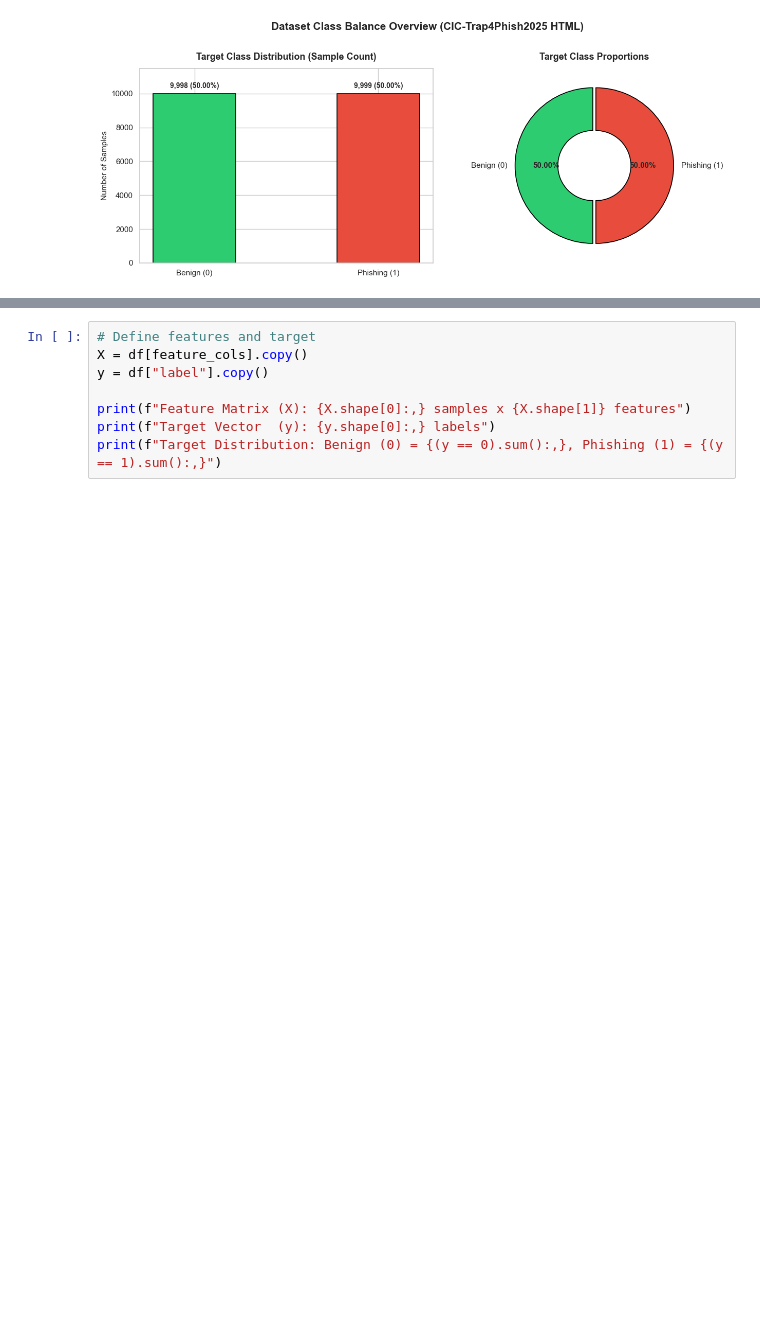
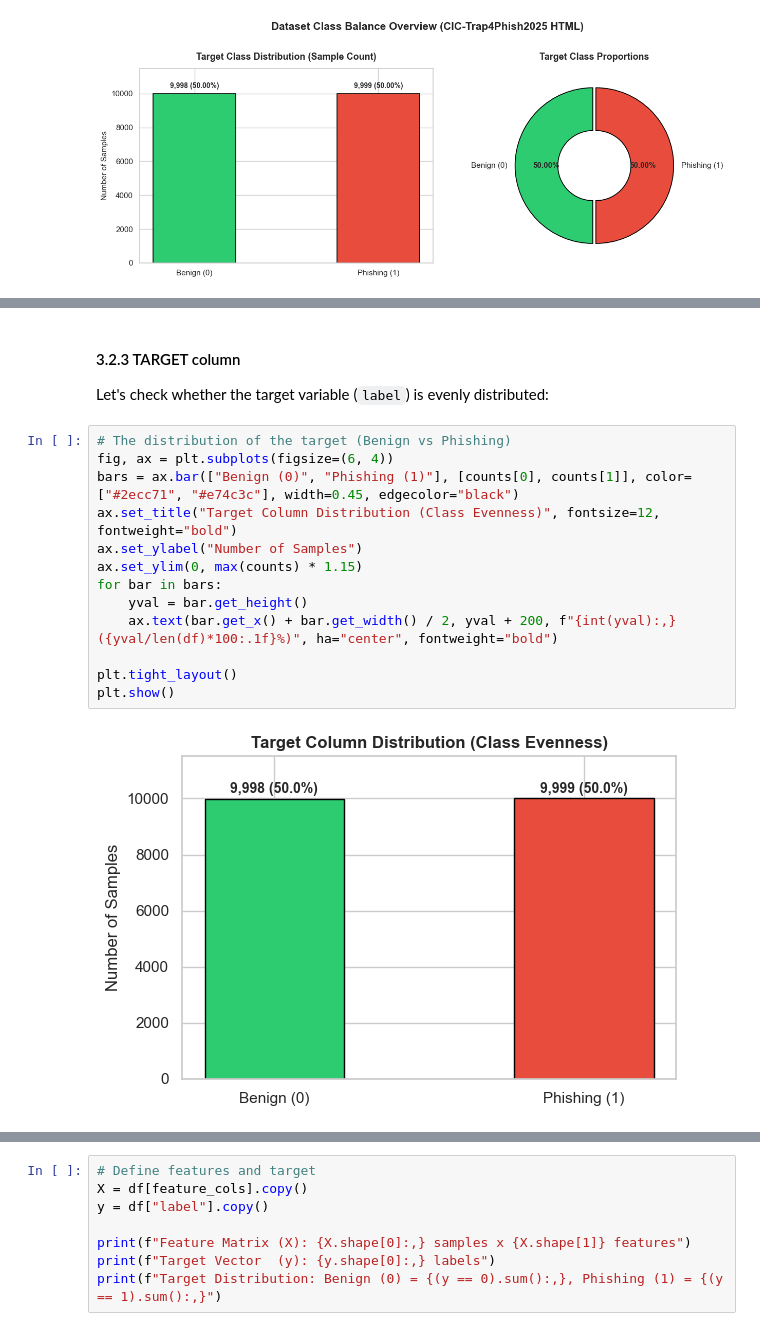
Before and after one commit to ChaiWork/ExplainPhish, a Jupyter notebook: googleCollab/explainPhish.ipynb, the cells around one changed output, grey strips where cells are left out. Saved outputs shown, nothing was run; the diff lists cells and outputs as text; blank space fills up the shorter version.

```diff
--- a/googleCollab/explainPhish.ipynb
+++ b/googleCollab/explainPhish.ipynb
@@ -312,0 +414,20 @@ Let's compare the distributions of key features across the Benign (`0`) and Phis
+# %% [markdown]
+<a name="sec3_2_3"></a>
+#### 3.2.3 TARGET column
+
+Let's check whether the target variable (`label`) is evenly distributed:
+# %%
+# The distribution of the target (Benign vs Phishing)
+fig, ax = plt.subplots(figsize=(6, 4))
+bars = ax.bar(["Benign (0)", "Phishing (1)"], [counts[0], counts[1]], color=["#2ecc71", "#e74c3c"], width=0.45, edgecolor="black")
+ax.set_title("Target Column Distribution (Class Evenness)", fontsize=12, fontweight="bold")
+ax.set_ylabel("Number of Samples")
+ax.set_ylim(0, max(counts) * 1.15)
+for bar in bars:
+    yval = bar.get_height()
+    ax.text(bar.get_x() + bar.get_width() / 2, yval + 200, f"{int(yval):,} ({yval/len(df)*100:.1f}%)", ha="center", fontweight="bold")
+
+plt.tight_layout()
+plt.show()
+# %% [output]
+[figure, added]
```
Also changed, not shown: parts of 38 cells of this notebook.
